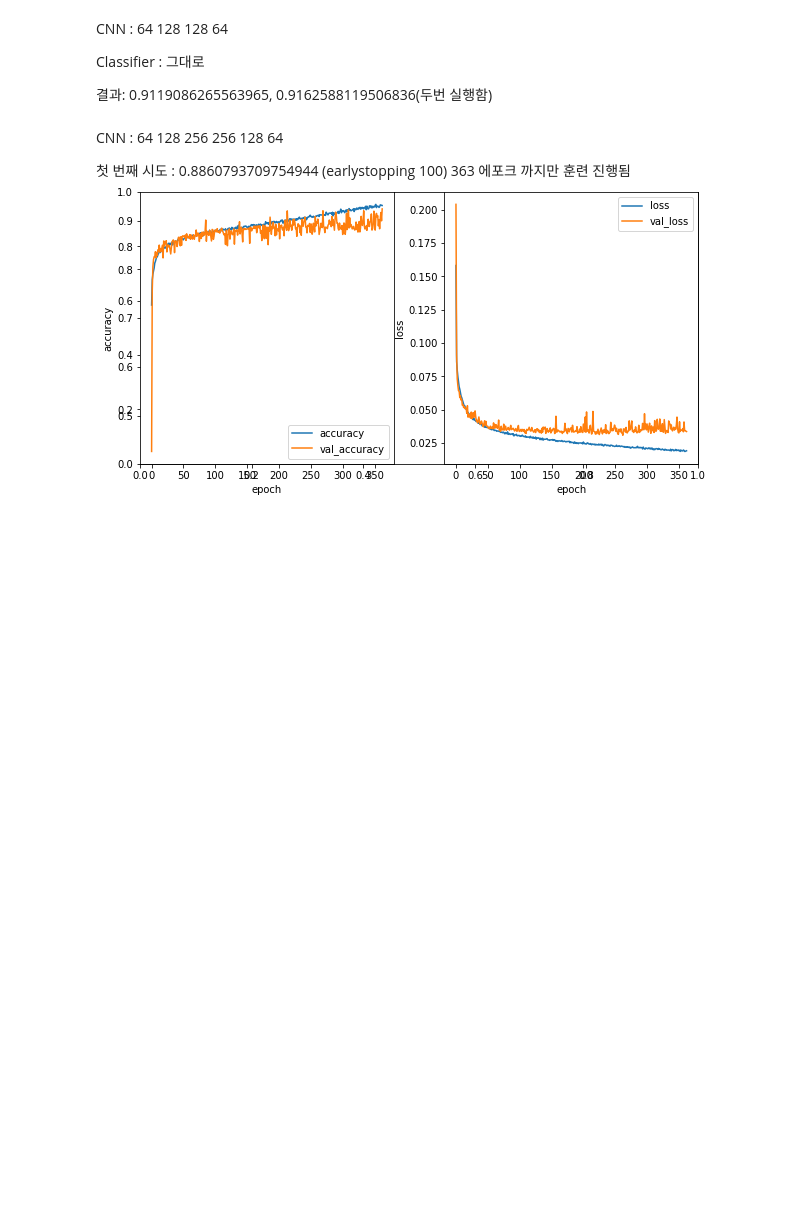
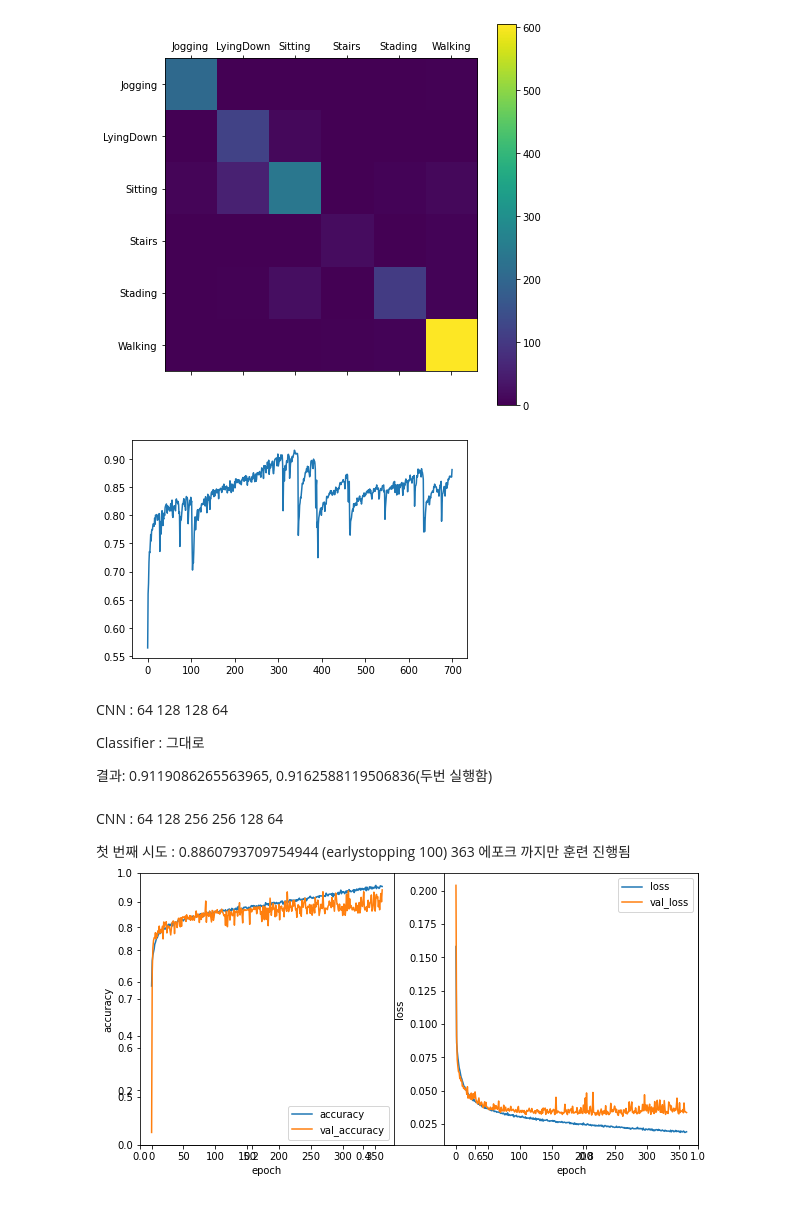
Before and after one commit to tolom131/Human-Activity-Recognition, a Jupyter notebook: Tensorflow/supervised autoencoder_keras.ipynb, the cells around one changed output. Drawn from its saved outputs; the diff is of its cells as text; code cells hidden in the pictures; blank space fills up the shorter version.

```diff
--- a/Tensorflow/supervised autoencoder_keras.ipynb
+++ b/Tensorflow/supervised autoencoder_keras.ipynb
@@ -338,14 +135,12 @@ def create_supervised_autoencoder(x_train, y_train, x_val, y_val, alpha = 0.1):
 # rn.seed(seed_sum)
 # tf.random.set_seed(seed_sum)
 
-print("Creating Dataset!!")
 TIME_PERIODS = 200
 STEP = 200
 N_FEATURES = 3
-x_train, y_train, num_classes = create_dataset('https://gitlab.venta.lv/s5_linde_o/model-maker/-/raw/15b8657e78449555490abce9066b7eb418bf7f73/project_files/data/oldtxt/WISDM_at_v2.0_raw.txt')
 
 # 80%, 10%, 10%로 set 나누기
-x_train, x_val, y_train, y_val = train_test_split(x_train, y_train, test_size=0.2, stratify=y_train)
+x_train, x_val, y_train, y_val = train_test_split(origianl_x, original_y, test_size=0.2, stratify=original_y)
 x_val, x_test, y_val, y_test = train_test_split(x_val, y_val, test_size=0.5, stratify=y_val)
 
 history_train = []
@@ -363,7 +158,6 @@ print("=========================================================================
 history, model, filepath = create_supervised_autoencoder(x_train, y_train, x_val, y_val)
 print("maximum train acc : ", max(history.history["classified_accuracy"]))
 print("maximum valid acc : ", max(history.history["val_classified_accuracy"]))
-make_graph(history)
 
 model.load_weights(filepath)
 test_results = model.evaluate([x_test], [y_test, x_test])
@@ -387,13 +181,4 @@ ax.set_yticklabels(['']+label)
 plt.show()
 
 print("===========================================================================\n")
-
-history_train.append(max(history.history["classified_accuracy"]))
-history_val.append(max(history.history["val_classified_accuracy"]))
-
-history_train_loss.append(min(history.history["loss"]))
-history_val_loss.append(min(history.history["val_loss"]))
-
-history_test.append(test_results[3])
-history_test_loss.append(test_results[0])
 # %% [output]
@@ -430,0 +203,25 @@ f1 score :  0.9018701486582158
+# %%
+model.load_weights(filepath)
+test_results = model.evaluate([x_test], [y_test, x_test])
+y_pred = model.predict([x_test])[0]
+matrix = confusion_matrix(y_test.argmax(axis=1), y_pred.argmax(axis=1))
+
+print("test acc : ", test_results[3])
+print("test loss : ", test_results[0])
+
+score = f1_score(y_test.argmax(axis=1), y_pred.argmax(axis=1), average="macro")
+print("f1 score : ", score)
+
+# print(matrix)
+label = ["Jogging", "LyingDown", "Sitting", "Stairs", "Stading", "Walking"]
+fig = plt.figure(figsize=(7,7))
+ax = fig.add_subplot(111)
+cax = ax.matshow(matrix, interpolation="nearest")
+fig.colorbar(cax)
+ax.set_xticklabels(['']+label)
+ax.set_yticklabels(['']+label)
+plt.show()
+
+plt.plot(np.arange(700), history.history["classified_accuracy"])
+plt.show()
+# %% [output]
@@ -431,3 +232,5 @@ f1 score :  0.9018701486582158
+[figure, added]
+[figure, added]
 # %% [markdown]
 CNN : 64 128 128 64
 
```
Also changed, not shown: parts of 9 cells of this notebook.
